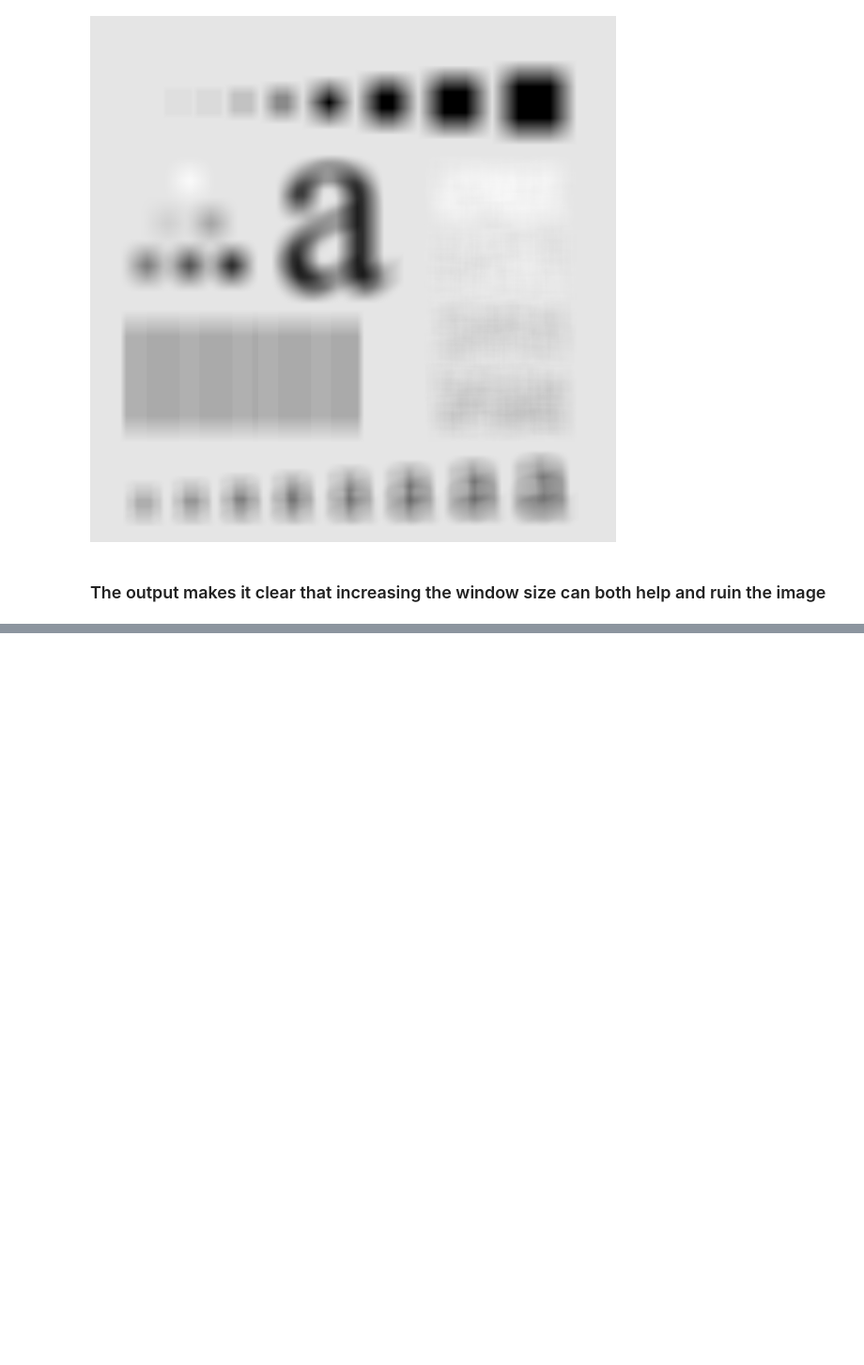
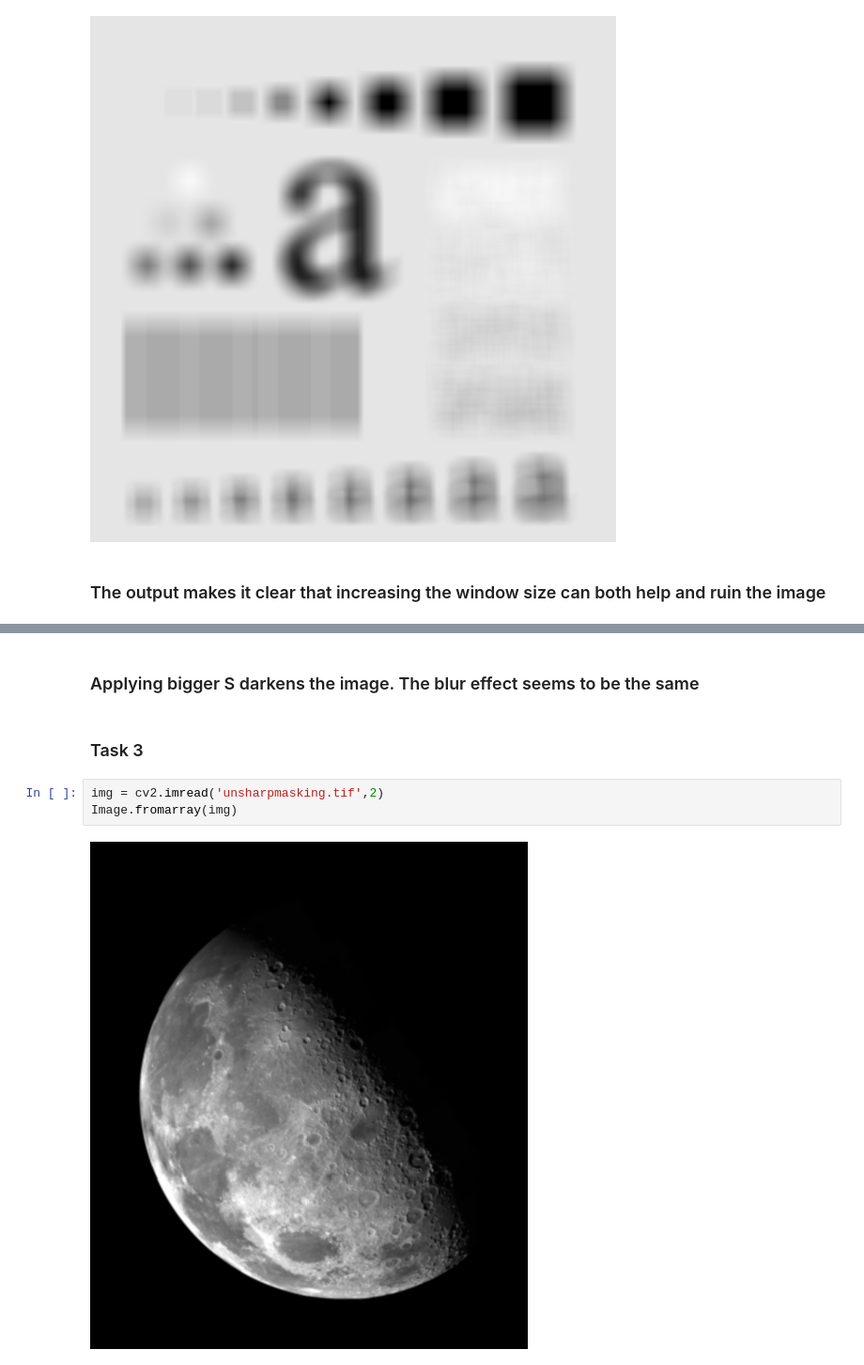
Before and after one commit to MubashirullahD/diplab09, a Jupyter notebook: Spatial Filtering.ipynb, the cells around one changed output, grey strips where cells are left out. Shown at 94% size. Drawn from its saved outputs; the diff is of its cells as text; blank space fills up the shorter version.

```diff
--- a/Spatial Filtering.ipynb
+++ b/Spatial Filtering.ipynb
@@ -70,0 +114,9 @@ spatialfilter(img, arrayfilter )
+# %% [markdown]
+### Applying bigger S darkens the image. The blur effect seems to be the same
+# %% [markdown]
+### Task 3
+# %%
+img = cv2.imread('unsharpmasking.tif',2)
+Image.fromarray(img)
+# %% [output]
+[figure, added]
```
Also changed, not shown: parts of 23 cells of this notebook, 4 other files.
